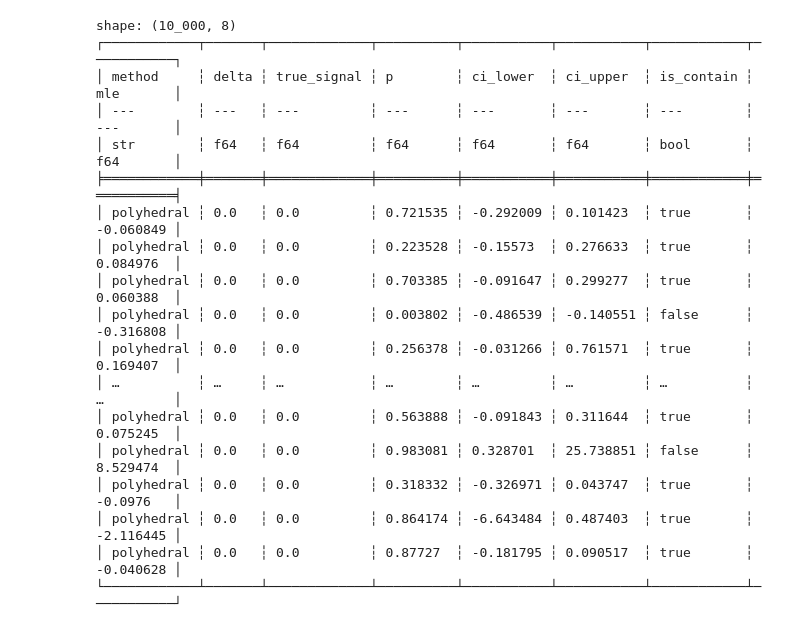
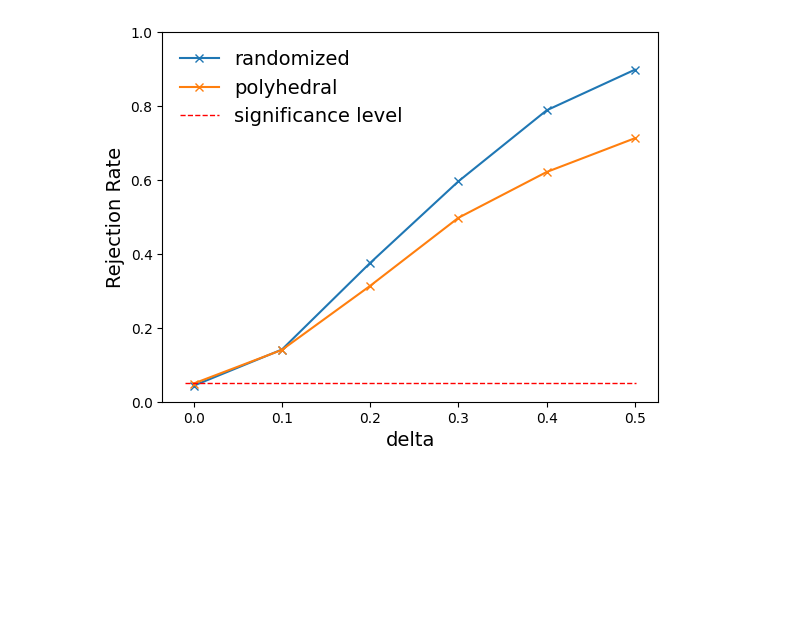
Before and after one commit to shirara1016/randomized, a Jupyter notebook: randomized.ipynb, the cells around one changed output. Saved outputs shown, nothing was run; the diff lists cells and outputs as text; code cells hidden in the pictures; blank space fills up the shorter version.

Commit message:
base plot

```diff
--- a/randomized.ipynb
+++ b/randomized.ipynb
@@ -1,24 +1,35 @@
 # %%
 import polars as pl
+import matplotlib.pyplot as plt
+import numpy as np
+from scipy.stats import norm
 
 frame = pl.read_csv("results/*.csv")
-print(frame)
+
+frame = frame.group_by("method", "delta", maintain_order=True).agg(
+    pl.col("is_contain").mean().alias("coverage"),
+    (pl.col("mle") - pl.col("true_signal")).alias("mle_error"),
+    (pl.col("p") < 0.05).mean().alias("reject_rate"),
+    (pl.col("ci_upper") - pl.col("ci_lower")).alias("ci_length"),
+)
+
+mle_errors: dict[str, list] = {}
+ci_lengths: dict[str, list] = {}
+reject_rates: dict[str, list] = {}
+coverages: dict[str, list] = {}
+for method in ["randomized", "polyhedral"]:
+    mle_errors[method] = []
+    ci_lengths[method] = []
+    reject_rates[method] = []
+    coverages[method] = []
+    for delta in [0.0, 0.1, 0.2, 0.3, 0.4, 0.5]:
+        subframe = frame.filter((pl.col("method") == method) & (pl.col("delta") == delta))
+        coverage = subframe["coverage"][0]
+        reject_rate = subframe["reject_rate"][0]
+        ci_length_list = subframe["ci_length"][0].to_list()
+        mle_error_list = subframe["mle_error"][0].to_list()
+
+        mle_errors[method].append(mle_error_list)
+        ci_lengths[method].append(ci_length_list)
+        reject_rates[method].append(reject_rate)
+        coverages[method].append(coverage)
-# %% [output]
-shape: (10_000, 8)
-┌────────────┬───────┬─────────────┬──────────┬───────────┬───────────┬────────────┬───────────┐
-│ method     ┆ delta ┆ true_signal ┆ p        ┆ ci_lower  ┆ ci_upper  ┆ is_contain ┆ mle       │
-│ ---        ┆ ---   ┆ ---         ┆ ---      ┆ ---       ┆ ---       ┆ ---        ┆ ---       │
-│ str        ┆ f64   ┆ f64         ┆ f64      ┆ f64       ┆ f64       ┆ bool       ┆ f64       │
-╞════════════╪═══════╪═════════════╪══════════╪═══════════╪═══════════╪════════════╪═══════════╡
-│ polyhedral ┆ 0.0   ┆ 0.0         ┆ 0.721535 ┆ -0.292009 ┆ 0.101423  ┆ true       ┆ -0.060849 │
-│ polyhedral ┆ 0.0   ┆ 0.0         ┆ 0.223528 ┆ -0.15573  ┆ 0.276633  ┆ true       ┆ 0.084976  │
-│ polyhedral ┆ 0.0   ┆ 0.0         ┆ 0.703385 ┆ -0.091647 ┆ 0.299277  ┆ true       ┆ 0.060388  │
-│ polyhedral ┆ 0.0   ┆ 0.0         ┆ 0.003802 ┆ -0.486539 ┆ -0.140551 ┆ false      ┆ -0.316808 │
-│ polyhedral ┆ 0.0   ┆ 0.0         ┆ 0.256378 ┆ -0.031266 ┆ 0.761571  ┆ true       ┆ 0.169407  │
-│ …          ┆ …     ┆ …           ┆ …        ┆ …         ┆ …         ┆ …          ┆ …         │
-│ polyhedral ┆ 0.0   ┆ 0.0         ┆ 0.563888 ┆ -0.091843 ┆ 0.311644  ┆ true       ┆ 0.075245  │
-│ polyhedral ┆ 0.0   ┆ 0.0         ┆ 0.983081 ┆ 0.328701  ┆ 25.738851 ┆ false      ┆ 8.529474  │
-│ polyhedral ┆ 0.0   ┆ 0.0         ┆ 0.318332 ┆ -0.326971 ┆ 0.043747  ┆ true       ┆ -0.0976   │
-│ polyhedral ┆ 0.0   ┆ 0.0         ┆ 0.864174 ┆ -6.643484 ┆ 0.487403  ┆ true       ┆ -2.116445 │
-│ polyhedral ┆ 0.0   ┆ 0.0         ┆ 0.87727  ┆ -0.181795 ┆ 0.090517  ┆ true       ┆ -0.040628 │
-└────────────┴───────┴─────────────┴──────────┴───────────┴───────────┴────────────┴───────────┘
@@ -24,0 +42,14 @@ shape: (10_000, 8)
+# %%
+signals = [0.0, 0.1, 0.2, 0.3, 0.4, 0.5]
+
+plt.plot(signals, reject_rates["randomized"], label="randomized", marker="x")
+plt.plot(signals, reject_rates["polyhedral"], label="polyhedral", marker="x")
+plt.hlines(y=0.05, xmin=-0.01, xmax=0.501, colors="red", linestyles="dashed", linewidth=1, label="significance level")
+plt.legend(frameon=False, fontsize=14)
+plt.xlabel("delta", fontsize=14)
+plt.ylabel("Rejection Rate", fontsize=14)
+plt.ylim(0, 1)
+plt.savefig("figure/reject_rate.pdf", bbox_inches="tight", pad_inches=0.0, transparent=True)
+plt.show()
+# %% [output]
+[figure, added]
```
Also changed, not shown: parts of 4 cells of this notebook, 9 other files.
